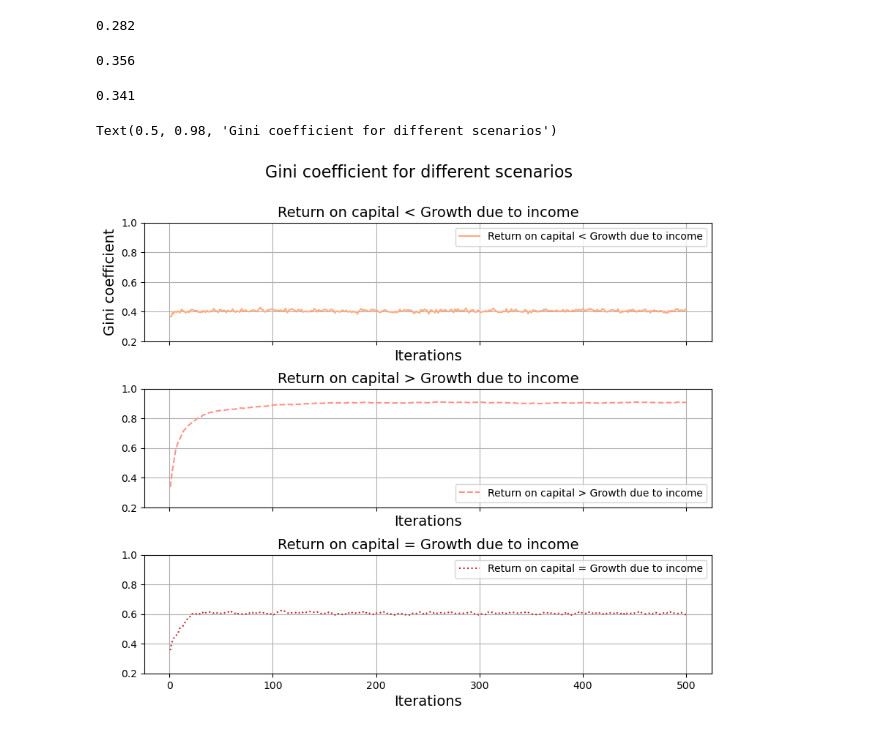
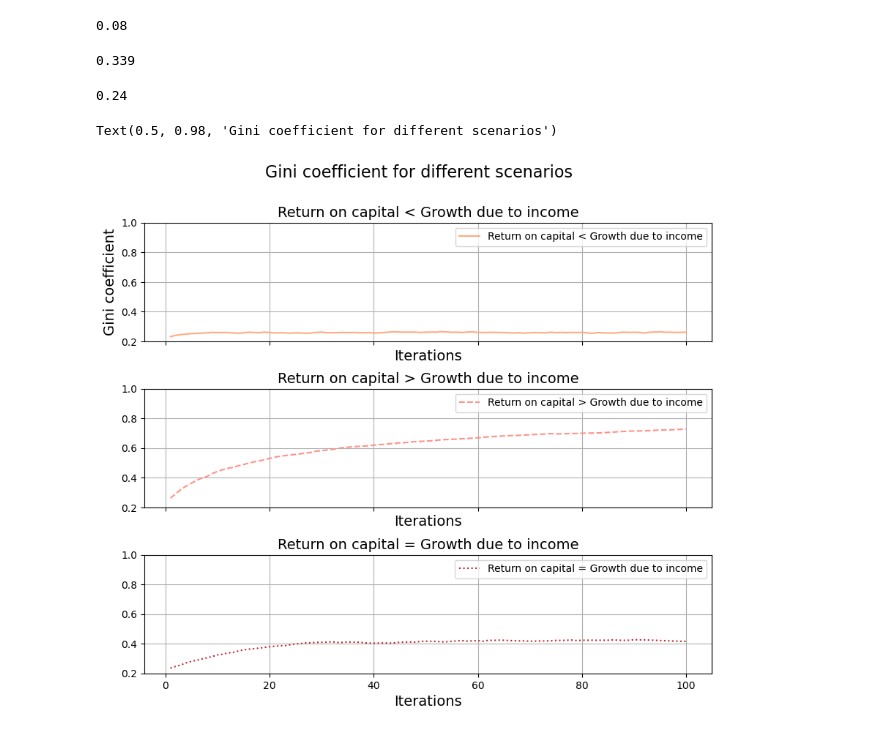
Before and after one commit to Haoran-Jie/EconomicInequality_Simulator_Investigation, a Jupyter notebook: tick4.ipynb, the cells around one changed output. Cells and saved outputs as stored; diff of their text form; code cells hidden in the pictures.

Commit message:
Updated graph

```diff
--- a/tick4.ipynb
+++ b/tick4.ipynb
@@ -24,7 +24,7 @@ def mobility(v,w):
 # Advanced kinetic exchange
 def kinetic_exchange(v,w):
     R = np.random.random(size=v.size)
-    delta = R*np.minimum(v,w)
+    delta = R*np.minimum(v,w)*0.5
     v+=delta
     w-=delta
     return (v,w)
@@ -49,11 +49,11 @@ def iterate_once(world,incomes,capreturn_econgrowth_ratio,kin_exchange_flag=True
     total_econgrowth = np.sum(incomes)
     capreturn = total_econgrowth*capreturn_econgrowth_ratio
     growth_factor = capreturn/total_econgrowth
+    wealth_normalization(world)
+    if(kin_exchange_flag):
+        kin_exchange_world(world)
     world *= growth_factor
     world += incomes
-    if(kin_exchange_flag):
-        kin_exchange_world(world)
-    wealth_normalization(world)
     return world
 
 # Normalise
@@ -75,7 +75,7 @@ np.min(incomes)
 # %%
 # Return on capital < Growth due to income
 
-time_period = 500
+time_period = 100
 ratioo = 0.7
 world_1 = people_wealth.copy()
 ginis_1 = []
@@ -85,11 +85,10 @@ for i in range(time_period):
 
 mobility(people_wealth.copy(),world_1)
 # %% [output]
-0.282
+0.08
 # %%
 # Return on capital < Growth due to income
 
-time_period = 500
 ratioo = 20
 world_2 = people_wealth.copy()
 ginis_2 = []
@@ -99,11 +98,10 @@ for i in range(time_period):
 
 mobility(people_wealth.copy(),world_2)
 # %% [output]
-0.356
+0.339
 # %%
 # Return on capital = Growth due to income
 
-time_period = 500
 ratioo = 1
 world_3 = people_wealth.copy()
 ginis_3 = []
@@ -113,37 +111,37 @@ for i in range(time_period):
 
 mobility(people_wealth.copy(),world_3)
 # %% [output]
-0.341
+0.24
 # %%
 fig, axes = plt.subplots(3,1,sharex=True,sharey=True, figsize=(10,8))
 
-axes[0].plot(np.arange(1,501),ginis_1, color='#FFAC81', linestyle='-', label='Return on capital < Growth due to income')
-axes[1].plot(np.arange(1,501),ginis_2, color='#FF928B', linestyle='--', label='Return on capital > Growth due to income')
-axes[2].plot(np.arange(1,501),ginis_3, color='#C1292E', linestyle=':', label='Return on capital = Growth due to income')
+axes[0].plot(np.arange(1,time_period+1),ginis_1, color='#FFAC81', linestyle='-', label='Return on capital < Growth due to income')
+axes[1].plot(np.arange(1,time_period+1),ginis_2, color='#FF928B', linestyle='--', label='Return on capital > Growth due to income')
+axes[2].plot(np.arange(1,time_period+1),ginis_3, color='#C1292E', linestyle=':', label='Return on capital = Growth due to income')
 
 axes[0].set_ylim([0.2,1])
 axes[0].set_yticks(np.arange(0.2, 1.2, 0.2))
 plt.subplots_adjust(hspace=0.4)
 
 axes[0].set_title("Return on capital < Growth due to income", fontsize=14)
 axes[1].set_title("Return on capital > Growth due to income", fontsize=14)
 axes[2].set_title("Return on capital = Growth due to income", fontsize=14)
 
 axes[0].set_xlabel("Iterations", fontsize=14)
 axes[1].set_xlabel("Iterations", fontsize=14)
 axes[2].set_xlabel("Iterations", fontsize=14)
 
 axes[0].set_ylabel("Gini coefficient", fontsize=14)
 
 axes[0].grid(True)
 axes[1].grid(True)
 axes[2].grid(True)
 
 axes[0].legend()
 axes[1].legend()
 axes[2].legend()
 
 fig.suptitle("Gini coefficient for different scenarios", fontsize=16)
 # %% [output]
 Text(0.5, 0.98, 'Gini coefficient for different scenarios')
-[figure, old version]
+[figure, new version]
```
Also changed, not shown: parts of 1 cell of this notebook, 1 other file.
